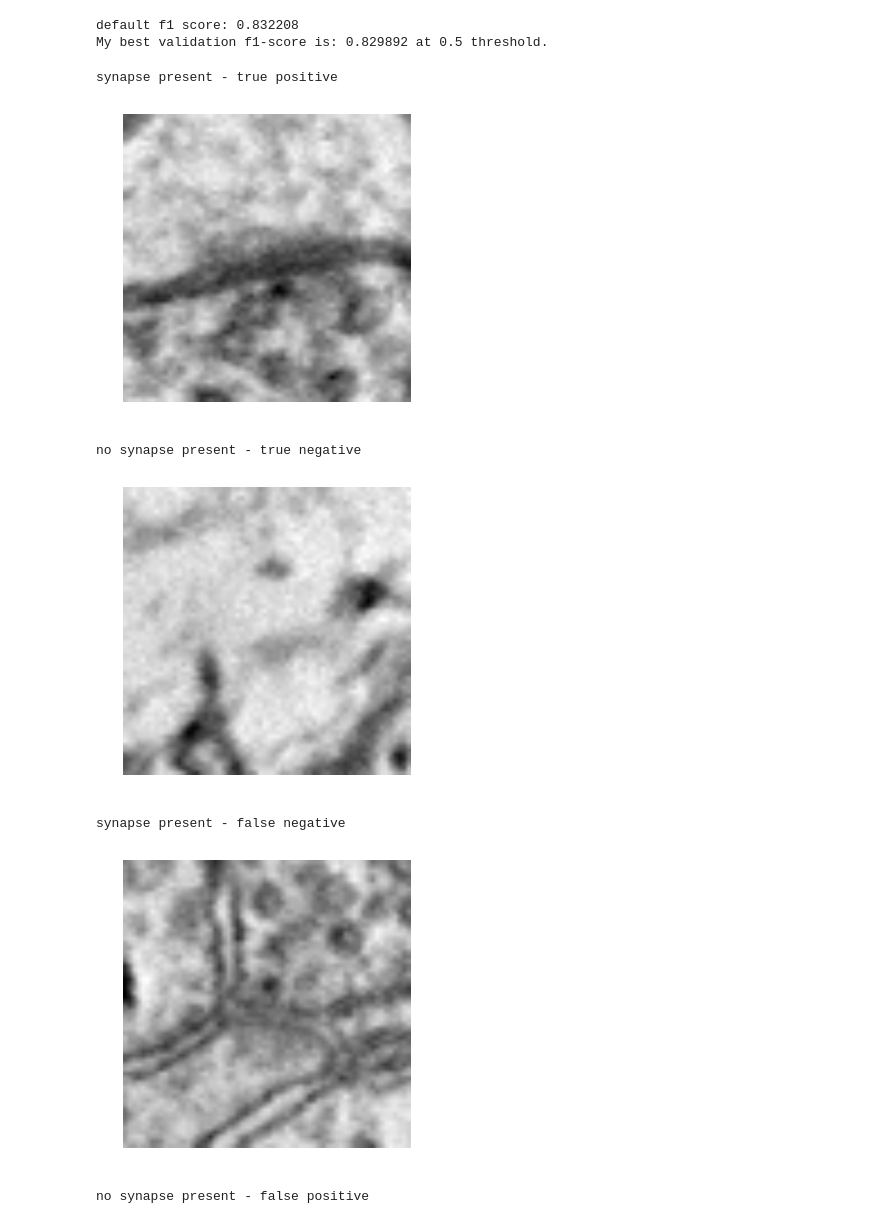
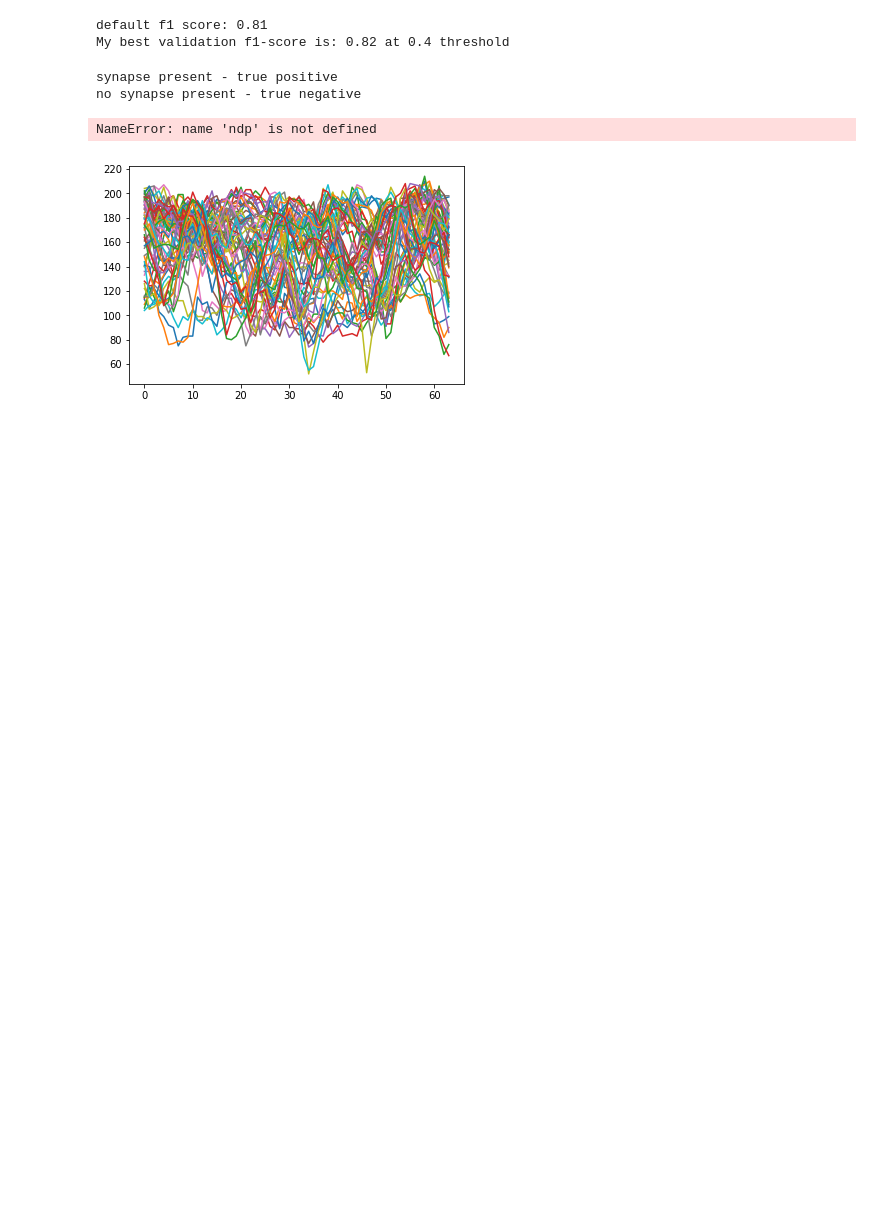
Before and after one commit to wrgr/intersession2018, a Jupyter notebook: projects/synchallenge/submissions/syn_classification_notebook.ipynb, the cells around one changed output. Drawn from its saved outputs; the diff is of its cells as text; code cells hidden in the pictures; blank space fills up the shorter version.

```diff
--- a/projects/synchallenge/submissions/syn_classification_notebook.ipynb
+++ b/projects/synchallenge/submissions/syn_classification_notebook.ipynb
@@ -36,38 +35,25 @@ def extract_features(imdata):
     xtrain = []
     for im in imdata:
         fvector = []
-        # all pixels' intensity
-        #for row in im:
-           #for intensity in row:
-                #fvector.append(intensity)
-
-        #50th percentile based on intensity
+        # 50th percentile based on intensity
         fvector.append(np.percentile(im,30))
-
-        # count the number of edges feature
-        edgeim = skif.canny(im, sigma=1.0, low_threshold=0.1, high_threshold=0.4, mask=None, use_quantiles=True)
-        edgecount = 0
-        for something in edgeim:
-            for edge in something:
-                if edge == 1:
-                    edgecount += 1
-        fvector.append(edgecount)
-
-        # calculate the hessian matrix
-        hessmatrix = skif.hessian_matrix(im)
-        hessmatrix = np.ravel(hessmatrix)
-        for value in hessmatrix:
-            fvector.append(value)
 
         # add a contrast feature
         g = skif.greycomatrix(im, [1, 2], [0, np.pi/2],normed=True, symmetric=True)
-        energy = skif.greycoprops(g, 'energy')
+        homogeneity = skif.greycoprops(g, 'homogeneity')
+        dissimilarity = skif.greycoprops(g, 'dissimilarity')
+        peaks = skif.peak_local_max(im)
+        # explict way to add feature elements one at a time
+        homogeneity = np.ravel(homogeneity)
+        dissimilarity = np.ravel(dissimilarity)
 
-        # explict way to add feature elements one at a time
-        energy = np.ravel(energy)
-        for i in energy:
+        for i in homogeneity:
             fvector.append(i)
-
+        for j in dissimilarity:
+            fvector.append(j)
+        c = np.count_nonzero(peaks)
+        fvector.append(c)
+        #print(len(fvector))
         fvector = np.asarray(fvector)
         xtrain.append(fvector)
 
@@ -111,7 +83,7 @@ from sklearn.metrics import f1_score
 prob_syn = scoresvalid[:,1]
 
 # default threshold
-print('default f1 score: {}'.format(np.round(f1_score(yvalid, prob_syn >=0.5),6)))
+print('default f1 score: {}'.format(np.round(f1_score(yvalid, prob_syn >=0.5),2)))
 
 f1_out = 0
 thresh = 0
@@ -121,39 +93,36 @@ for i in np.arange(0.0, 1, 0.05):
         f1_out = f1_test
         thresh = i
 
-print('My best validation f1-score is: {} at {} threshold.'.format(np.round(f1_out,6), thresh))
+print('My best validation f1-score is: {} at {} threshold'.format(np.round(f1_out,2), thresh))
 # %% [output]
-default f1 score: 0.832208
-My best validation f1-score is: 0.829892 at 0.5 threshold.
+default f1 score: 0.81
+My best validation f1-score is: 0.82 at 0.4 threshold
 # %%
 # here we can inspect results
 
 valid_labels = np.asarray(prob_syn > thresh,dtype='int')
 # find images we did well on
 idx_correct_syn = np.where((valid_labels == yvalid) & (yvalid == 1))[0]
 idx_correct_nosyn = np.where((valid_labels == yvalid) & (yvalid == 0))[0]
 # find images we did poorly on
 
 idx_wrong_syn = np.where((valid_labels != yvalid) & (yvalid == 1))[0]
 idx_wrong_nosyn = np.where((valid_labels != yvalid) & (yvalid == 0))[0]
-import ndparse as ndp
+#import ndparse as ndp
 
 print('synapse present - true positive')
-ndp.plot(imvalid[idx_correct_syn[3]])
+plt.plot(imvalid[idx_correct_syn[3]])
 
 print('no synapse present - true negative')
 ndp.plot(imvalid[idx_correct_nosyn[3]])
 
 print('synapse present - false negative')
 ndp.plot(imvalid[idx_wrong_syn[3]])
 
 print('no synapse present - false positive')
 ndp.plot(imvalid[idx_wrong_nosyn[3]])
 # %% [output]
 synapse present - true positive
+no synapse present - true negative
+NameError: name 'ndp' is not defined
-[figure, old version]
+[figure, new version]
-no synapse present - true negative
-[figure, removed]
-synapse present - false negative
-[figure, removed]
-no synapse present - false positive
```
Also changed, not shown: parts of 3 cells of this notebook, 1 other file.
